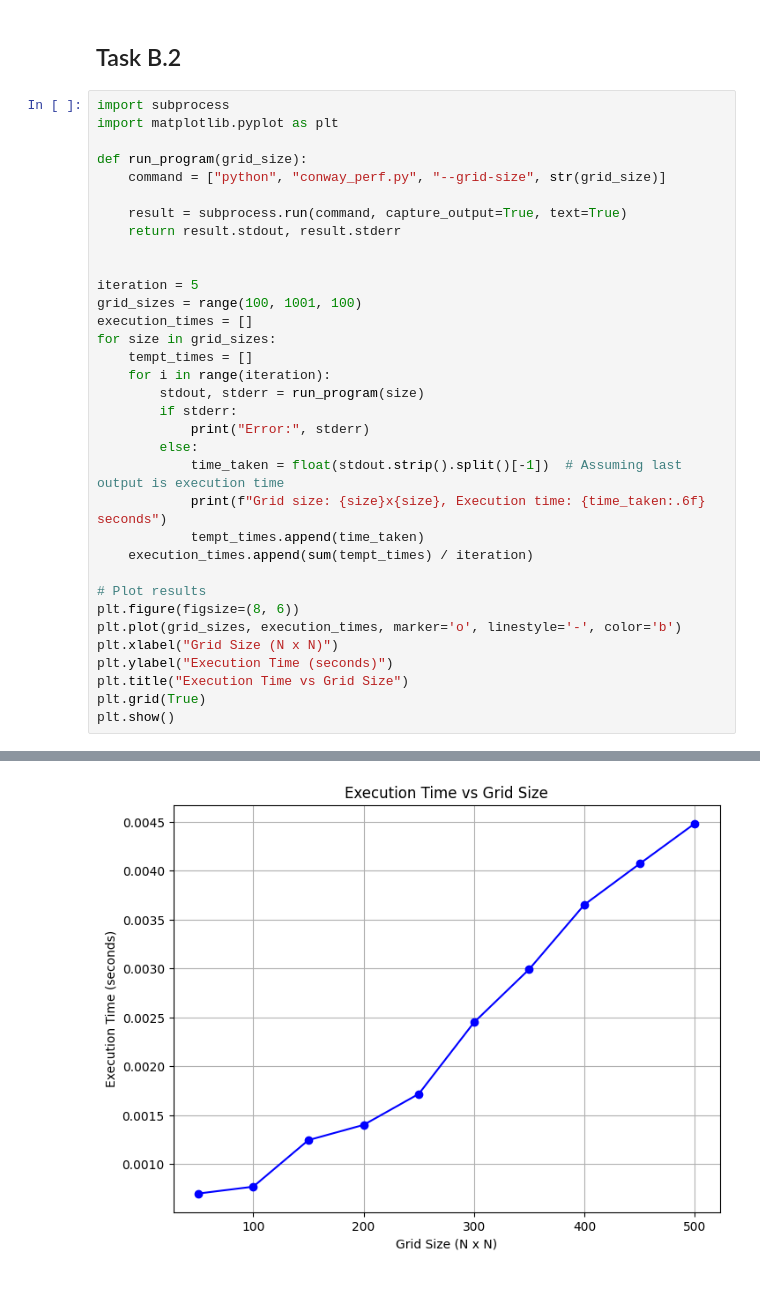
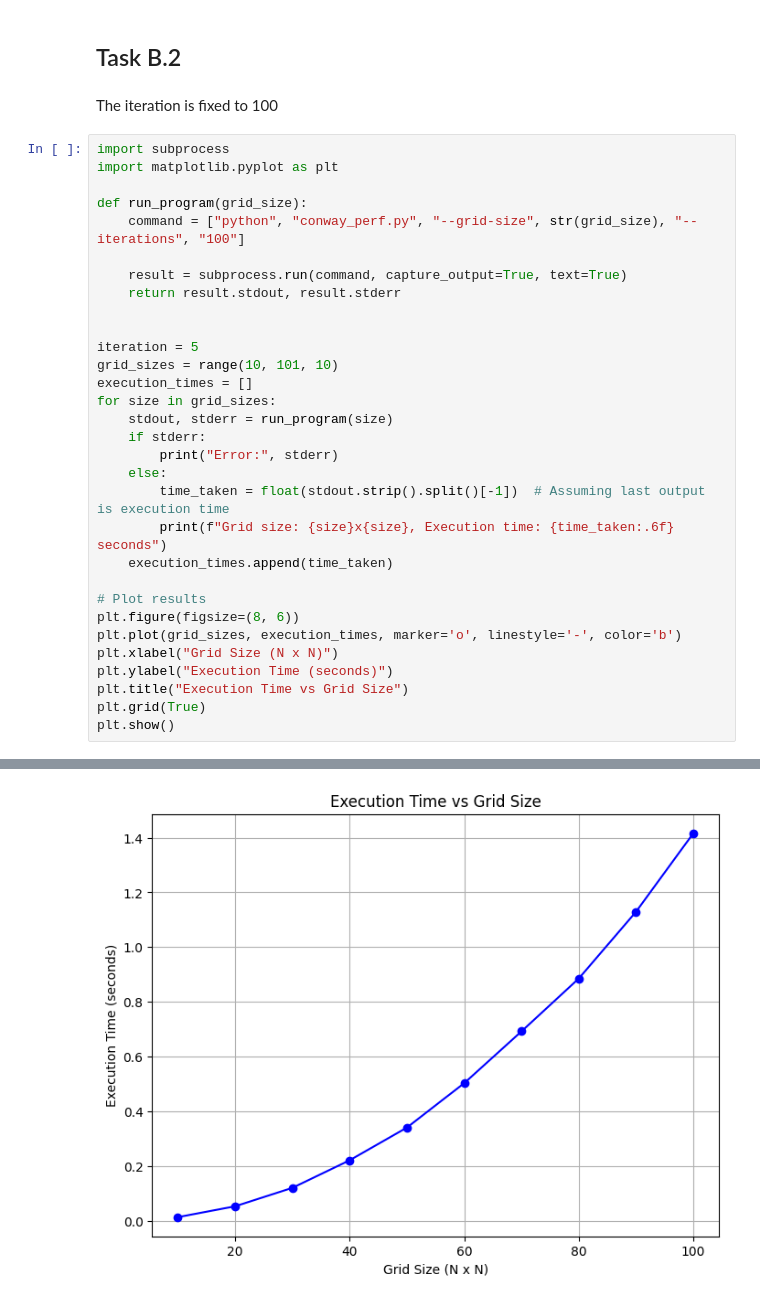
Before and after one commit to superderker/Intro-to-high-performance-computing-group-11, a Jupyter notebook: Assignment 2/ass2.ipynb, the cells around one changed output, grey strips where cells are left out. Drawn from its saved outputs; the diff is of its cells as text.

```diff
--- a/Assignment 2/ass2.ipynb
+++ b/Assignment 2/ass2.ipynb
@@ -174,31 +164,30 @@ All done! ✨ 🍰 ✨
 See docs/build/html for HTML documentation generated using sphinx
 # %% [markdown]
 ## Task B.2
+# %% [markdown]
+The iteration is fixed to 100
 # %%
 import subprocess
 import matplotlib.pyplot as plt
 
 def run_program(grid_size):
-    command = ["python", "conway_perf.py", "--grid-size", str(grid_size)]
+    command = ["python", "conway_perf.py", "--grid-size", str(grid_size), "--iterations", "100"]
 
     result = subprocess.run(command, capture_output=True, text=True)
     return result.stdout, result.stderr
 
 
 iteration = 5
-grid_sizes = range(100, 1001, 100)
+grid_sizes = range(10, 101, 10)
 execution_times = []
 for size in grid_sizes:
-    tempt_times = []
-    for i in range(iteration):
-        stdout, stderr = run_program(size)
-        if stderr:
-            print("Error:", stderr)
-        else:
-            time_taken = float(stdout.strip().split()[-1])  # Assuming last output is execution time
-            print(f"Grid size: {size}x{size}, Execution time: {time_taken:.6f} seconds")
-            tempt_times.append(time_taken)
-    execution_times.append(sum(tempt_times) / iteration)
+    stdout, stderr = run_program(size)
+    if stderr:
+        print("Error:", stderr)
+    else:
+        time_taken = float(stdout.strip().split()[-1])  # Assuming last output is execution time
+        print(f"Grid size: {size}x{size}, Execution time: {time_taken:.6f} seconds")
+    execution_times.append(time_taken)
 
 # Plot results
 plt.figure(figsize=(8, 6))
@@ -229 +211 @@ Grid size: 500x500, Execution time: 0.004444 seconds
-[figure, old version]
+[figure, new version]
```
Also changed, not shown: parts of 5 cells of this notebook, 1 other file.
